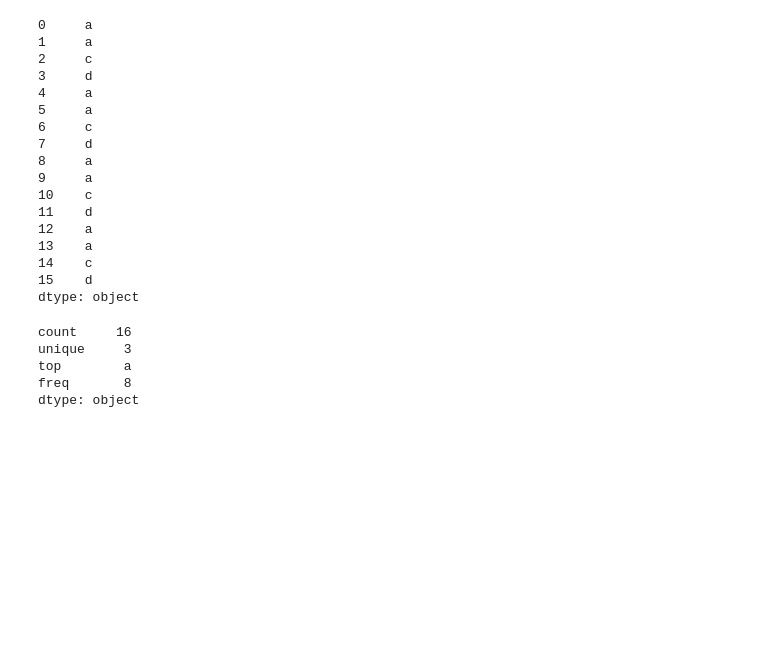
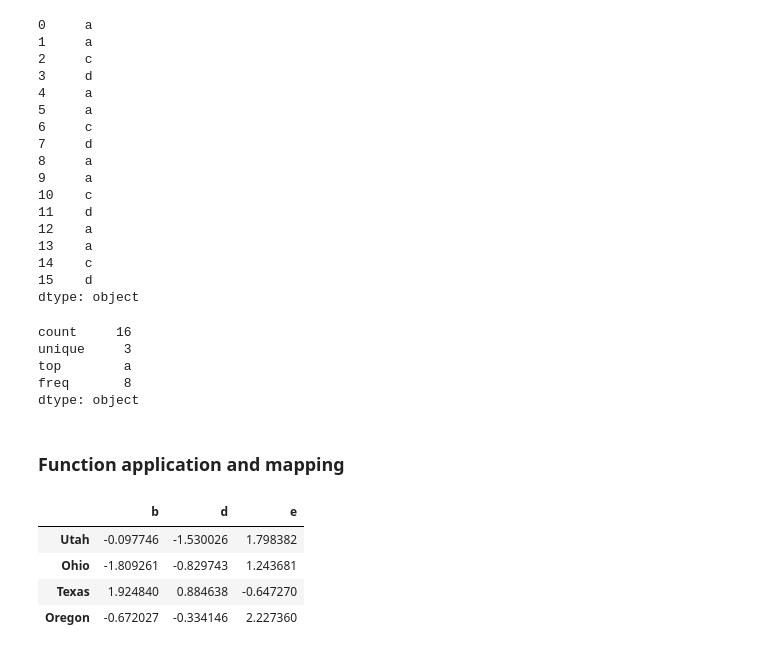
Before and after one commit to wonderui/Python-Practice, a Jupyter notebook: 4_Pandas/essential_functionality.ipynb, the cells around one changed output. Cells and saved outputs as stored; diff of their text form; code cells hidden in the pictures; blank space fills up the shorter version.

```diff
--- a/4_Pandas/essential_functionality.ipynb
+++ b/4_Pandas/essential_functionality.ipynb
@@ -248,3 +248,16 @@ unique     3
 top        a
 freq       8
 dtype: object
+# %% [markdown]
+### Function application and mapping
+# %%
+frame_4 = pd.DataFrame(np.random.randn(4, 3),
+                       columns = list('bde'),
+                       index = ['Utah', 'Ohio', 'Texas', 'Oregon'])
+frame_4
+# %% [output]
+|  | b | d | e |
+| Utah | -0.097746 | -1.530026 | 1.798382 |
+| Ohio | -1.809261 | -0.829743 | 1.243681 |
+| Texas | 1.924840 | 0.884638 | -0.647270 |
+| Oregon | -0.672027 | -0.334146 | 2.227360 |
```
Also changed, not shown: parts of 12 cells of this notebook.
